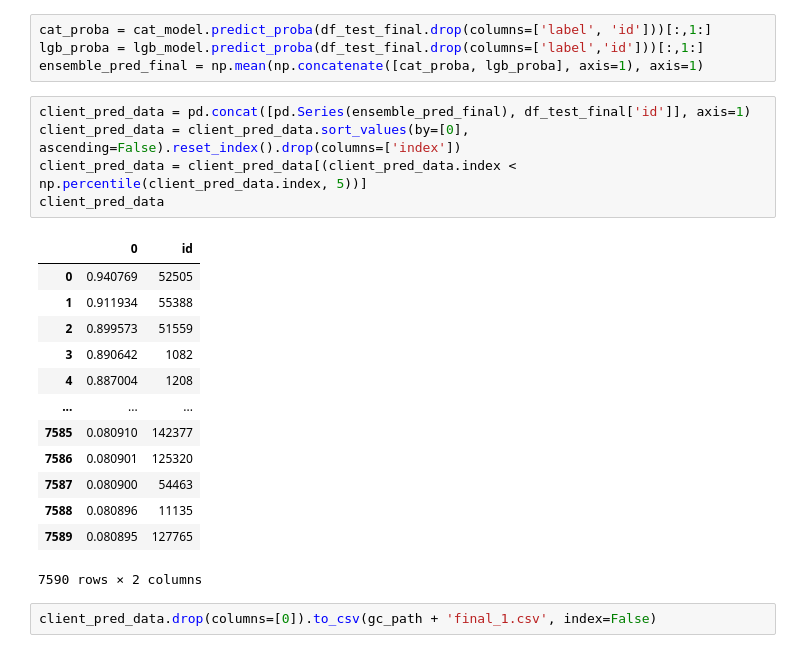
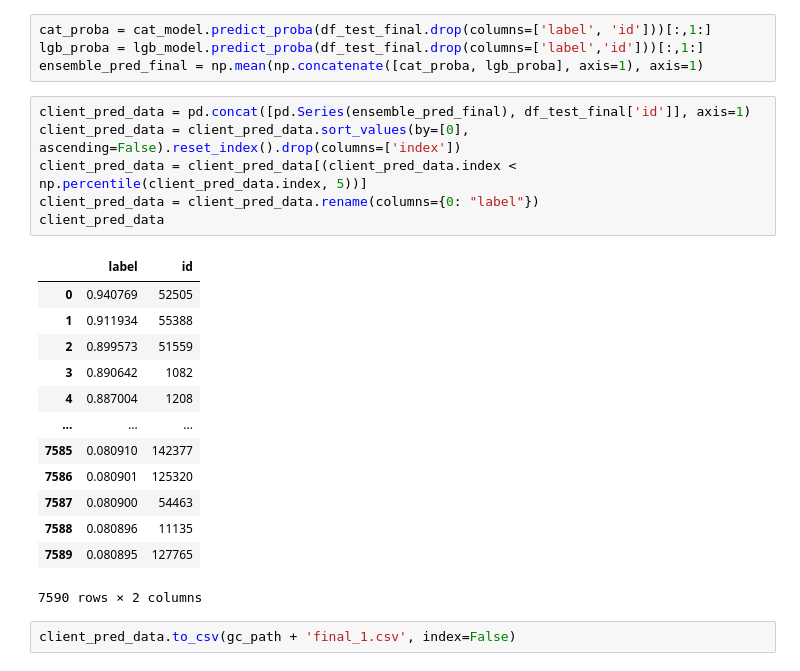
Before and after one commit to nikitagordeev10/petrsu_introduction_unit_testing, a Jupyter notebook: нейродантес_решение.ipynb, the cells around one changed output. Saved outputs shown, nothing was run; the diff lists cells and outputs as text.

```diff
--- a/нейродантес_решение.ipynb
+++ b/нейродантес_решение.ipynb
@@ -501,10 +495,11 @@ ensemble_pred_final = np.mean(np.concatenate([cat_proba, lgb_proba], axis=1), ax
 # %%
 client_pred_data = pd.concat([pd.Series(ensemble_pred_final), df_test_final['id']], axis=1)
 client_pred_data = client_pred_data.sort_values(by=[0], ascending=False).reset_index().drop(columns=['index'])
 client_pred_data = client_pred_data[(client_pred_data.index < np.percentile(client_pred_data.index, 5))]
+client_pred_data = client_pred_data.rename(columns={0: "label"})
 client_pred_data
 # %% [output]
-|  | 0 | id |
+|  | label | id |
 | 0 | 0.940769 | 52505 |
 | 1 | 0.911934 | 55388 |
 | 2 | 0.899573 | 51559 |
@@ -518,4 +513,4 @@ client_pred_data
 | 7589 | 0.080895 | 127765 |
 7590 rows × 2 columns
 # %%
-client_pred_data.drop(columns=[0]).to_csv(gc_path + 'final_1.csv', index=False)
+client_pred_data.to_csv(gc_path + 'final_1.csv', index=False)
```
Also changed, not shown: parts of 5 cells of this notebook.
